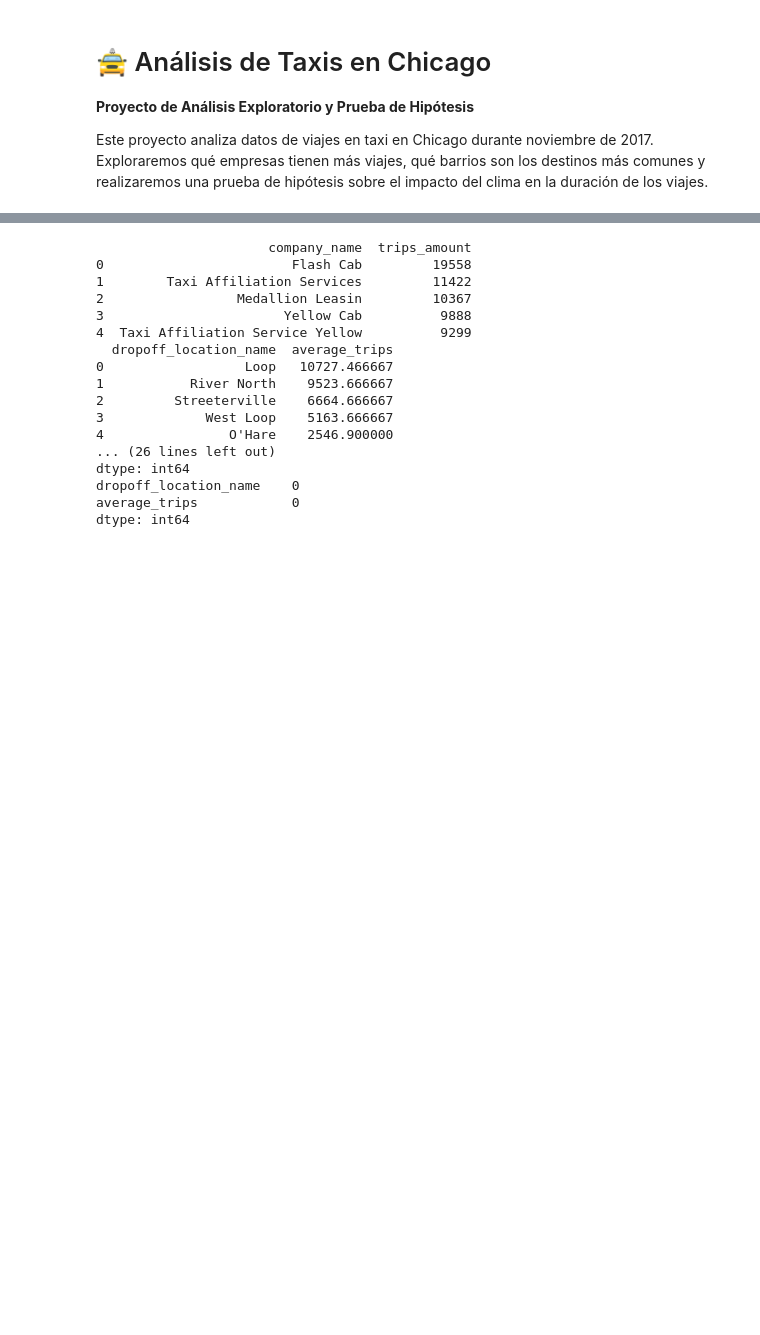
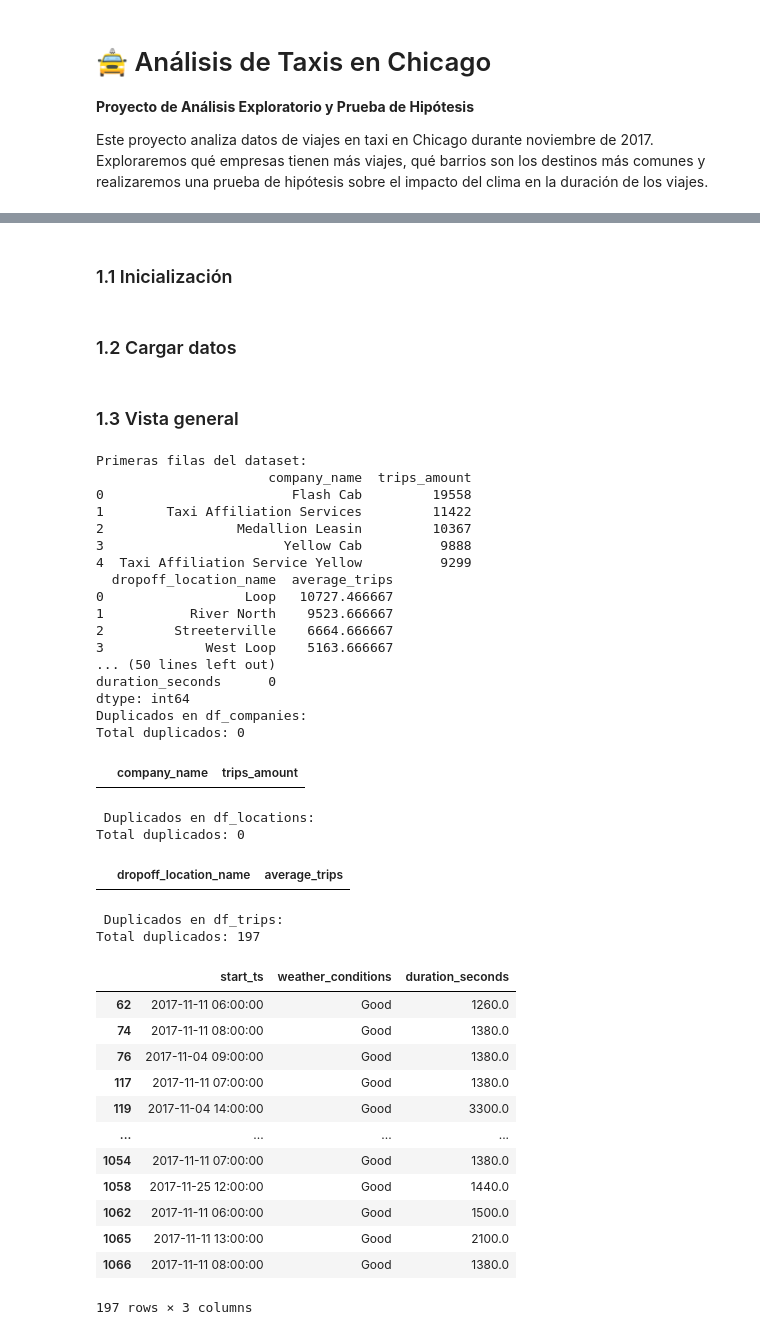
Before and after one commit to linsayr/chicago-taxi-analysis, a Jupyter notebook: notebooks/analysis.ipynb, the cells around one changed output, grey strips where cells are left out. Drawn from its saved outputs; the diff is of its cells as text; code cells hidden in the pictures; blank space fills up the shorter version.

```diff
--- a/notebooks/analysis.ipynb
+++ b/notebooks/analysis.ipynb
@@ -7,3 +9,5 @@ Este proyecto analiza datos de viajes en taxi en Chicago durante noviembre de 20
+# %% [markdown]
+### 1.1 Inicialización
 # %%
 # Cargar las librerías necesarias
 import pandas as pd
@@ -14,36 +20,82 @@ from scipy import stats
+# %% [markdown]
+### 1.2 Cargar datos
 # %%
 # Cargar archivos CSV
 df_companies = pd.read_csv("project_sql_result_01.csv")
 df_locations = pd.read_csv("project_sql_result_04.csv")
+df_trips = pd.read_csv("project_sql_result_07.csv")
+# %% [markdown]
+### 1.3 Vista general
 # %%
 # Mostrar las primeras filas del dataset
+print("Primeras filas del dataset:")
 print(df_companies.head())
 print(df_locations.head())
+print(df_trips.head())
 
 # Información general del dataset
 print("\nInformación general del dataset:")
 print(df_companies.info())
 print(df_locations.info())
+print(df_trips.info())
 
 # Verificar valores nulos
 print("\nValores nulos por columna:")
 print(df_companies.isnull().sum())
 print(df_locations.isnull().sum())
+print(df_trips.isnull().sum())
+
+# Verificar duplicados en df_companies
+print("Duplicados en df_companies:")
+print(f"Total duplicados: {df_companies.duplicated().sum()}")
+display(df_companies[df_companies.duplicated()])
+
+# Verificar duplicados en df_locations
+print("\n Duplicados en df_locations:")
+print(f"Total duplicados: {df_locations.duplicated().sum()}")
+display(df_locations[df_locations.duplicated()])
+
+# Duplicados
+print("\n Duplicados en df_trips:")
+print(f"Total duplicados: {df_trips.duplicated().sum()}")
+if df_trips.duplicated().sum() > 0:
+    display(df_trips[df_trips.duplicated()])
+else:
+    print("No hay duplicados.")
 # %% [output]
+Primeras filas del dataset:
                       company_name  trips_amount
 0                        Flash Cab         19558
 1        Taxi Affiliation Services         11422
 2                 Medallion Leasin         10367
 3                       Yellow Cab          9888
 4  Taxi Affiliation Service Yellow          9299
   dropoff_location_name  average_trips
 0                  Loop   10727.466667
 1           River North    9523.666667
 2         Streeterville    6664.666667
 3             West Loop    5163.666667
-4                O'Hare    2546.900000
-... (26 lines left out)
+... (50 lines left out)
+duration_seconds      0
 dtype: int64
-dropoff_location_name    0
-average_trips            0
-dtype: int64
+Duplicados en df_companies:
+Total duplicados: 0
+|  | company_name | trips_amount |
+ Duplicados en df_locations:
+Total duplicados: 0
+|  | dropoff_location_name | average_trips |
+ Duplicados en df_trips:
+Total duplicados: 197
+|  | start_ts | weather_conditions | duration_seconds |
+| 62 | 2017-11-11 06:00:00 | Good | 1260.0 |
+| 74 | 2017-11-11 08:00:00 | Good | 1380.0 |
+| 76 | 2017-11-04 09:00:00 | Good | 1380.0 |
+| 117 | 2017-11-11 07:00:00 | Good | 1380.0 |
+| 119 | 2017-11-04 14:00:00 | Good | 3300.0 |
+| ... | ... | ... | ... |
+| 1054 | 2017-11-11 07:00:00 | Good | 1380.0 |
+| 1058 | 2017-11-25 12:00:00 | Good | 1440.0 |
+| 1062 | 2017-11-11 06:00:00 | Good | 1500.0 |
+| 1065 | 2017-11-11 13:00:00 | Good | 2100.0 |
+| 1066 | 2017-11-11 08:00:00 | Good | 1380.0 |
+197 rows × 3 columns
```
Also changed, not shown: parts of 25 cells of this notebook.
